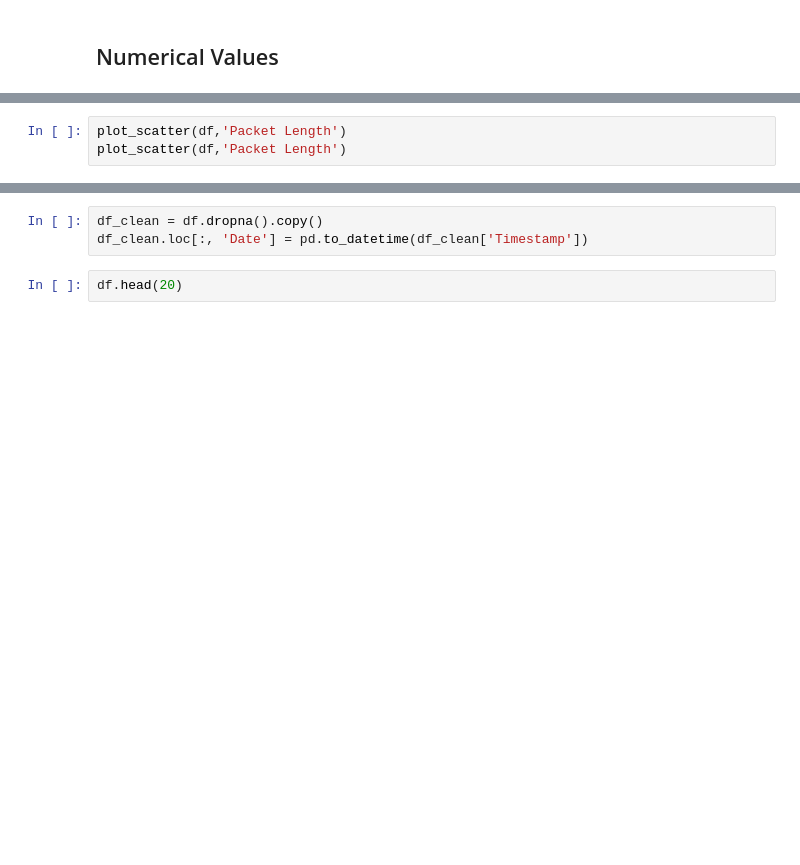
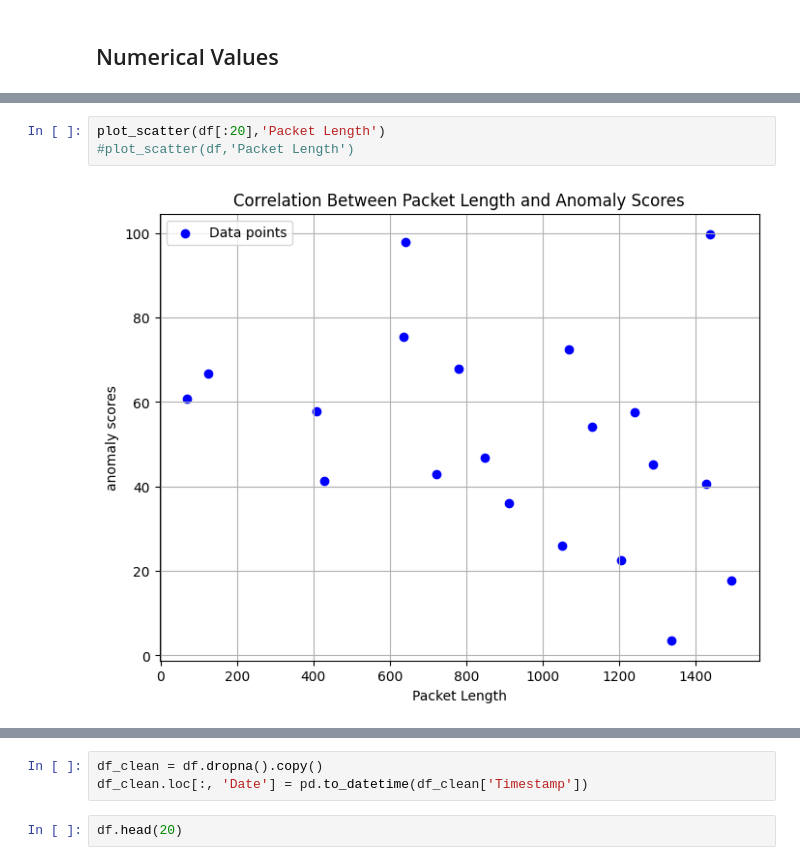
Before and after one commit to polymons/Deep-Learning-Experiments, a Jupyter notebook: network-data-analysis.ipynb, the cells around one changed output, grey strips where cells are left out. Drawn from its saved outputs; the diff is of its cells as text; blank space fills up the shorter version.

```diff
--- a/network-data-analysis.ipynb
+++ b/network-data-analysis.ipynb
@@ -589,3 +586,5 @@ print(df.head())
 # %%
-plot_scatter(df,'Packet Length')
-plot_scatter(df,'Packet Length')
+plot_scatter(df[:20],'Packet Length')
+#plot_scatter(df,'Packet Length')
+# %% [output]
+[figure, added]
```
Also changed, not shown: parts of 34 cells of this notebook.
